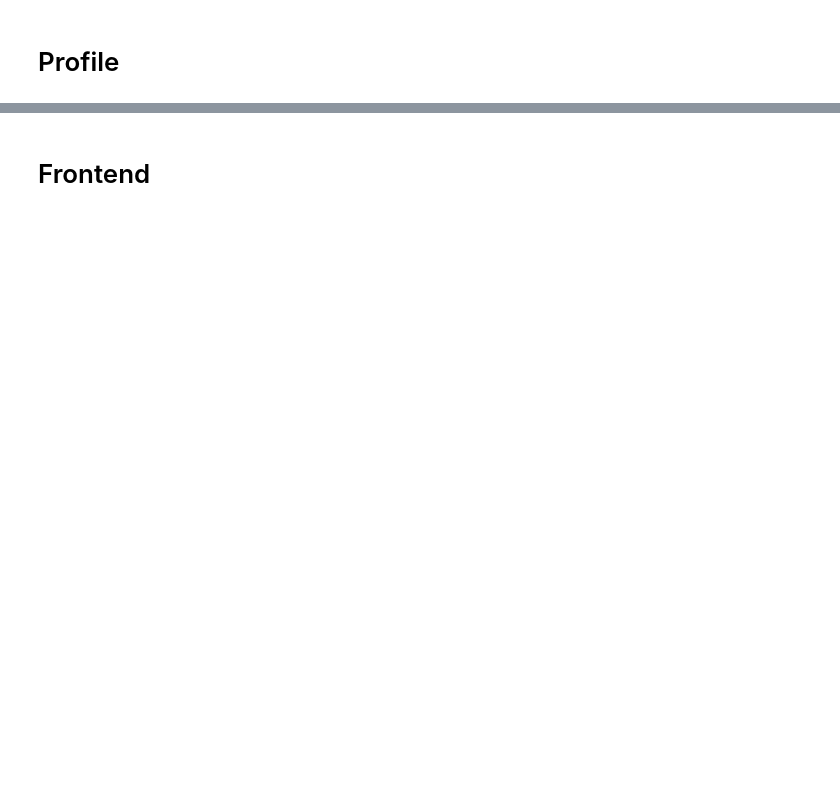
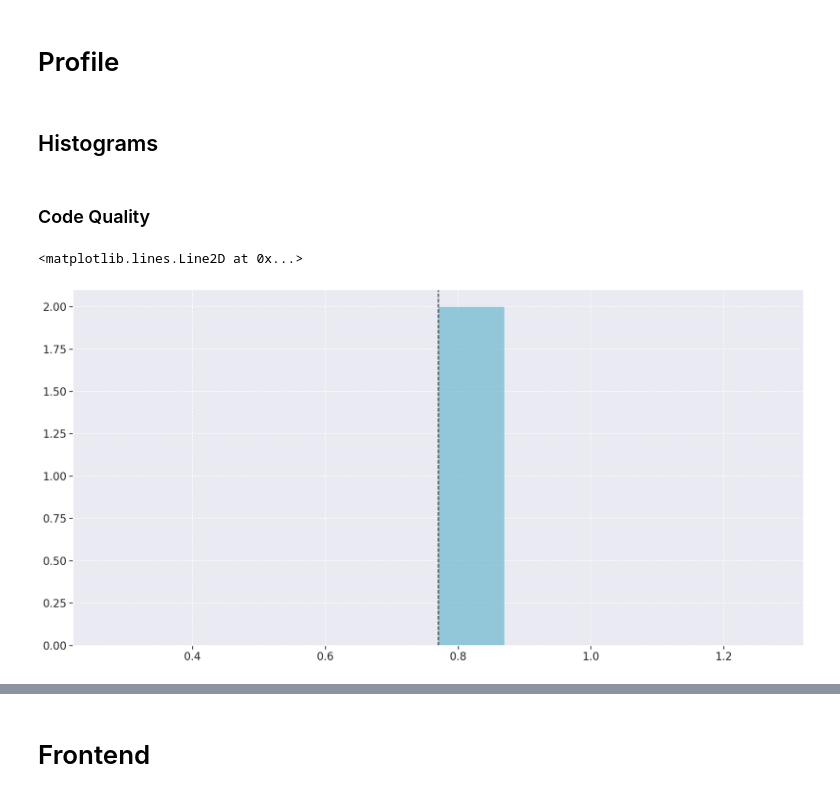
Before and after one commit to fga-eps-mds/2021.1-PC-GO1, a Jupyter notebook: analytics-notebooks/analytics.ipynb, the cells around one changed output, grey strips where cells are left out. Cells and saved outputs as stored; diff of their text form; code cells hidden in the pictures; blank space fills up the shorter version.

Commit message:
Adicionando graficos de estatisticas descritivas e analises de profile
Co-authored-by: Ivan Dobbin <ivandinizdobbin2@gmail.com>

```diff
--- a/analytics-notebooks/analytics.ipynb
+++ b/analytics-notebooks/analytics.ipynb
@@ -509,2 +553,14 @@ plt.axvline(archives_metrics['testing_status'].mean(), color='k', linestyle='das
 # %% [markdown]
 # Profile
+# %% [markdown]
+## Histograms
+# %% [markdown]
+### Code Quality
+# %%
+fig = plt.figure(figsize=(20, 10))
+
+plt.hist(profile_metrics['code_quality'], bins=10, color='c', alpha=0.65)
+plt.axvline(profile_metrics['code_quality'].mean(), color='k', linestyle='dashed')
+# %% [output]
+<matplotlib.lines.Line2D at 0x...>
+[figure, added]
```
Also changed, not shown: parts of 39 cells of this notebook, 2 other files.
